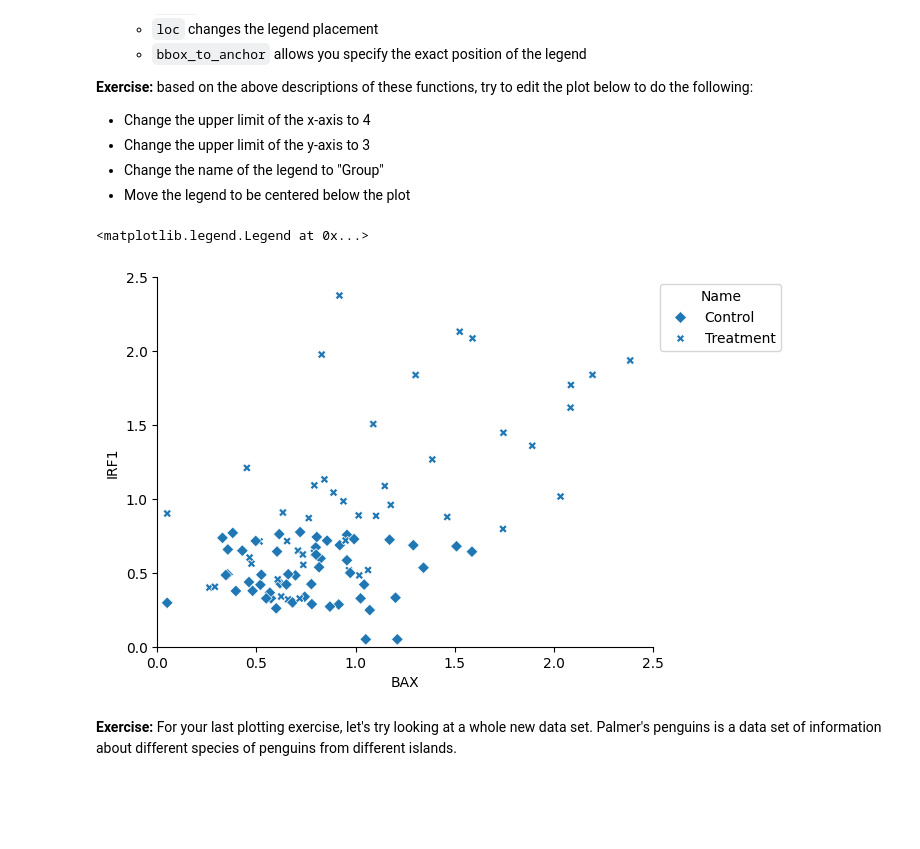
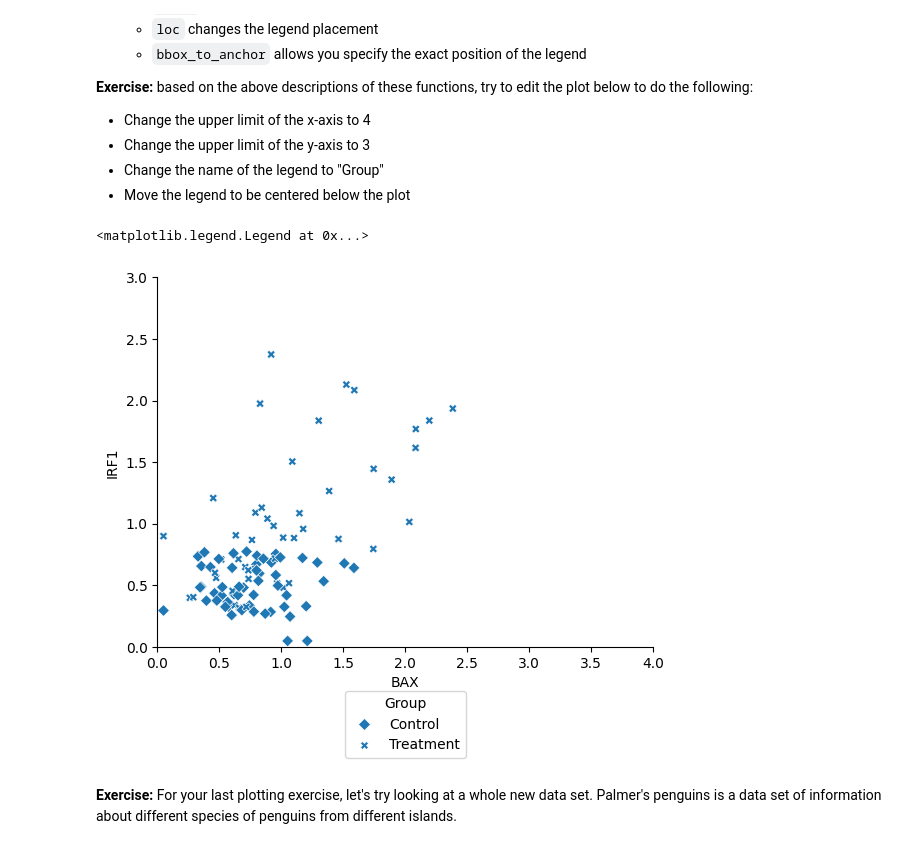
Before and after one commit to grkenney/WinSPIRE-HLC-Python, a Jupyter notebook: Notebooks/Keys/Day_3.3_Scatterplots.ipynb, the cells around one changed output. Cells and saved outputs as stored; diff of their text form; code cells hidden in the pictures; blank space fills up the shorter version.

```diff
--- a/Notebooks/Keys/Day_3.3_Scatterplots.ipynb
+++ b/Notebooks/Keys/Day_3.3_Scatterplots.ipynb
@@ -98,15 +98,15 @@ The options to customize a seaborn plot are endless, but here are some last few
 * Change the name of the legend to "Group"
 * Move the legend to be centered below the plot
 # %%
-sns.scatterplot(x = 'BAX', y = 'IRF1', data=df,
+sns.scatterplot(data=df, x = 'BAX', y = 'IRF1',
                 style="treatment_group",  markers=['D', 'X'])
 sns.despine()
-plt.xlim(0, 2.5)
-plt.ylim(0, 2.5)
-plt.legend(title="Name", loc='upper left', bbox_to_anchor=(1, 1))
+plt.xlim(0, 4)
+plt.ylim(0, 3)
+plt.legend(title="Group", loc='upper center', bbox_to_anchor=(0.5, -0.1))
 # %% [output]
 <matplotlib.legend.Legend at 0x...>
-[figure, old version]
+[figure, new version]
 # %% [markdown]
 **Exercise:** For your last plotting exercise, let's try looking at a whole new data set. Palmer's penguins is a data set of information about different species of penguins from different islands.
 # %%
```
Also changed, not shown: parts of 8 cells of this notebook.
